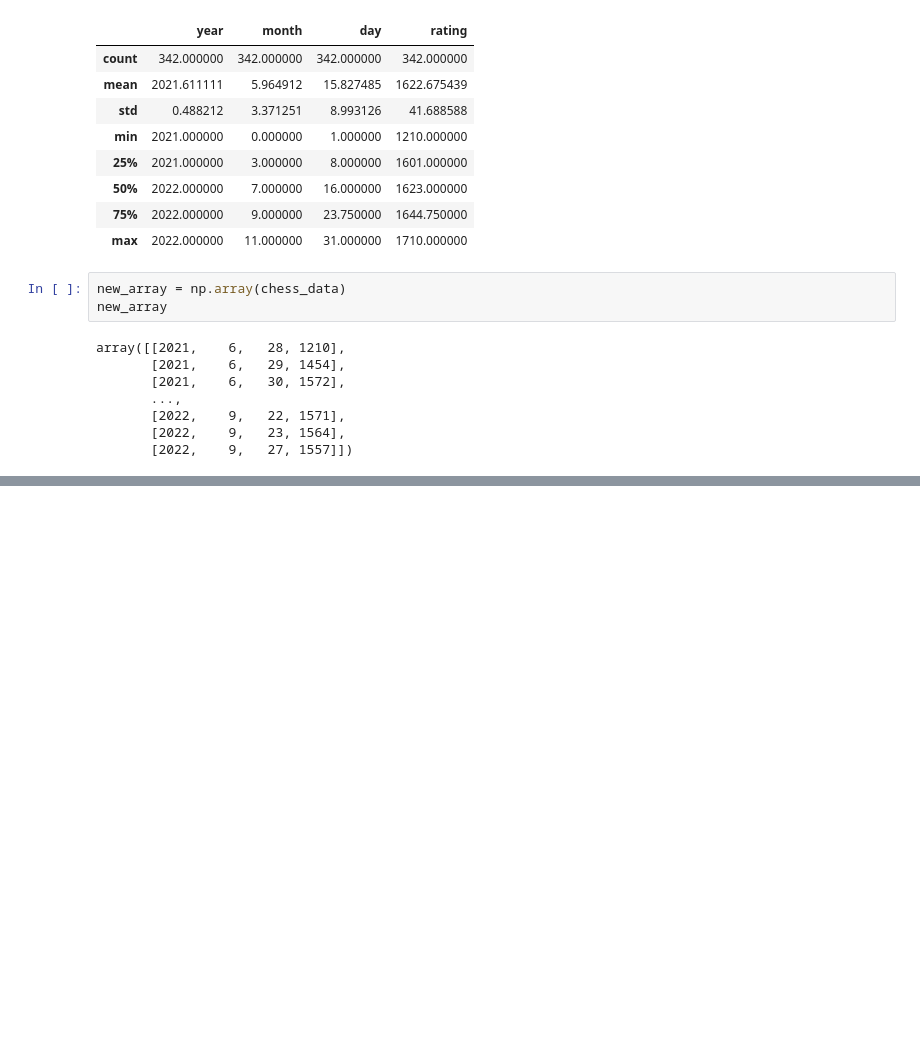
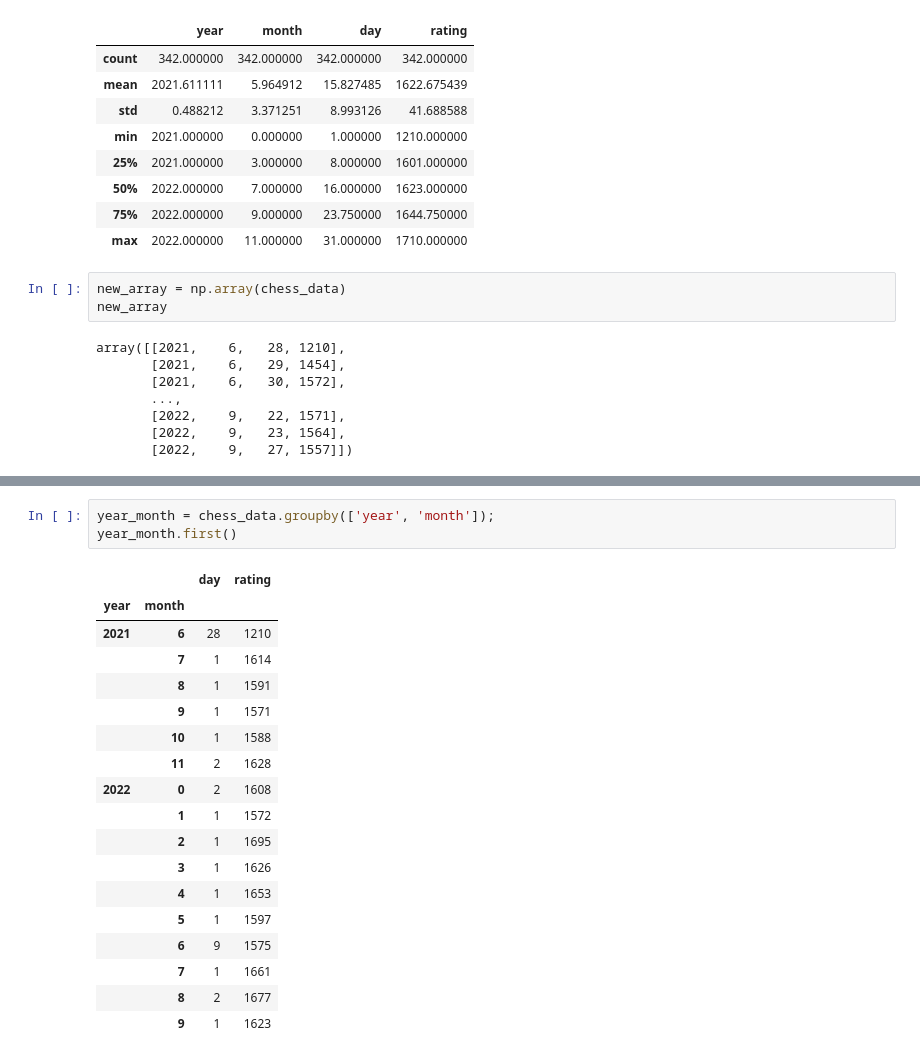
Before and after one commit to DanielBrechner/chess-data, a Jupyter notebook: lichess.ipynb, the cells around one changed output, grey strips where cells are left out. Cells and saved outputs as stored; diff of their text form; blank space fills up the shorter version.

Commit message:
rename variables and added groupby

```diff
--- a/lichess.ipynb
+++ b/lichess.ipynb
@@ -129,0 +138,22 @@ array([[2021,    6,   28, 1210],
+# %%
+year_month = chess_data.groupby(['year', 'month']);
+year_month.first()
+# %% [output]
+|  |  | day | rating |
+| year | month |  |  |
+| 2021 | 6 | 28 | 1210 |
+|  | 7 | 1 | 1614 |
+|  | 8 | 1 | 1591 |
+|  | 9 | 1 | 1571 |
+|  | 10 | 1 | 1588 |
+|  | 11 | 2 | 1628 |
+| 2022 | 0 | 2 | 1608 |
+|  | 1 | 1 | 1572 |
+|  | 2 | 1 | 1695 |
+|  | 3 | 1 | 1626 |
+|  | 4 | 1 | 1653 |
+|  | 5 | 1 | 1597 |
+|  | 6 | 9 | 1575 |
+|  | 7 | 1 | 1661 |
+|  | 8 | 2 | 1677 |
+|  | 9 | 1 | 1623 |
```
Also changed, not shown: parts of 2 cells of this notebook.
